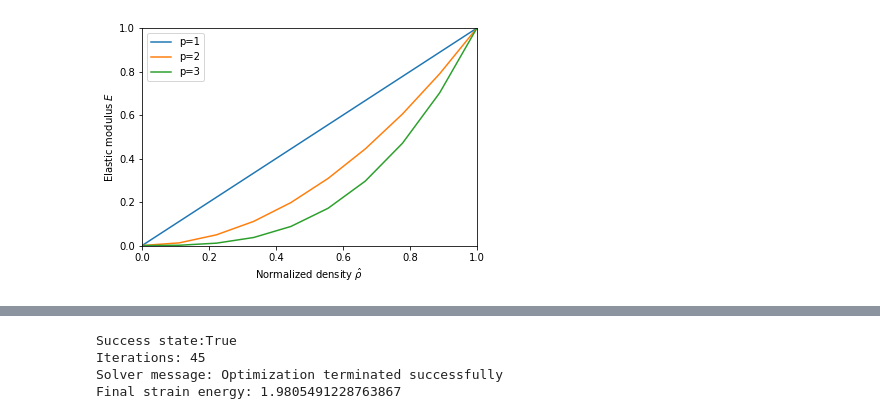
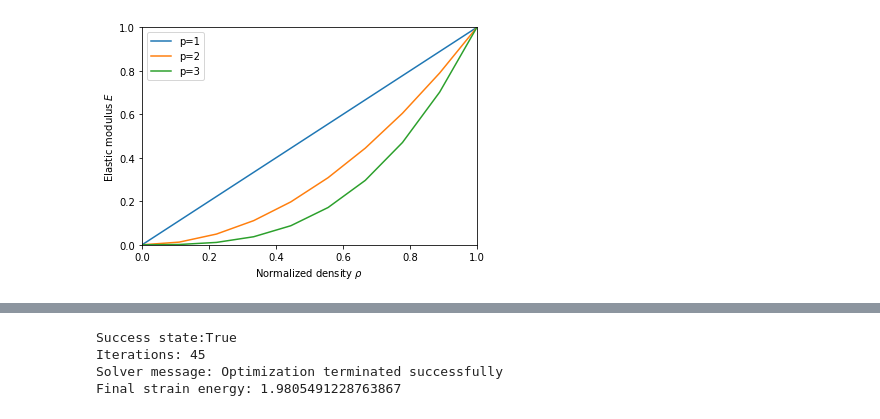
Before and after one commit to meyer-nils/topology_optimization_introduction, a Jupyter notebook: bookshelf.ipynb, the cells around one changed output, grey strips where cells are left out. Cells and saved outputs as stored; diff of their text form; code cells hidden in the pictures.

```diff
--- a/bookshelf.ipynb
+++ b/bookshelf.ipynb
@@ -36,24 +44,22 @@ with the normalized density $\rho$.
 # %%
 import matplotlib.pyplot as plt
 import numpy as np
 
 # Material parameters
 p = 3
 nu = 0.3
 E0 = 1.0
-mu_prime =  1.0 / (2.0 * (1.0 + nu))
-lbd_prime = nu / ((1.0 + nu) * (1.0 - 2.0 * nu))
 
 # Plot the SIMP relation
 rho_plot = np.linspace(0,1,10)
 plt.plot(rho_plot, E0 * rho_plot**1.0, label="p=1")
 plt.plot(rho_plot, E0 * rho_plot**2.0, label="p=2")
 plt.plot(rho_plot, E0 * rho_plot**3.0, label="p=3")
-plt.xlabel(r"Normalized density $\hat{\rho}$")
+plt.xlabel(r"Normalized density $\rho$")
 plt.ylabel(r"Elastic modulus $E$")
 plt.xlim([0, 1])
 plt.ylim([0, E0])
 plt.legend()
 plt.show()
 # %% [output]
-[figure, old version]
+[figure, new version]
```
Also changed, not shown: parts of 26 cells of this notebook, 2 other files.
